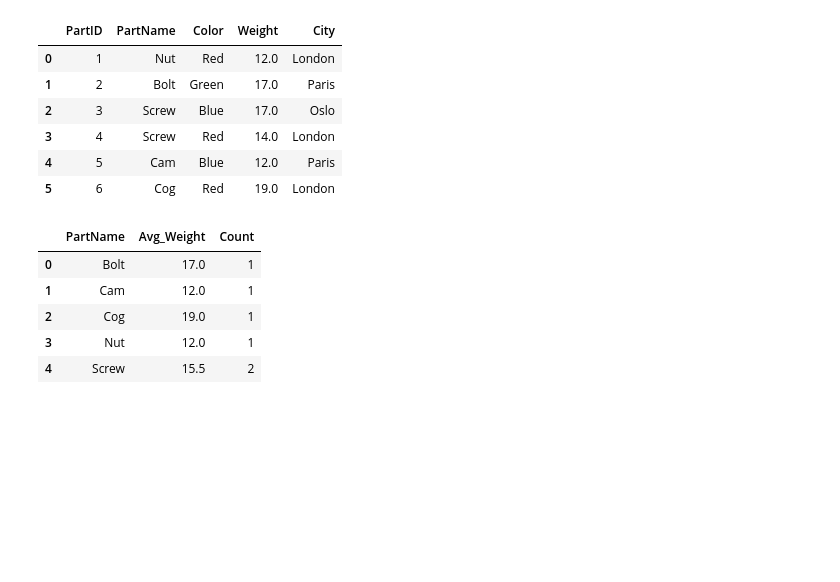
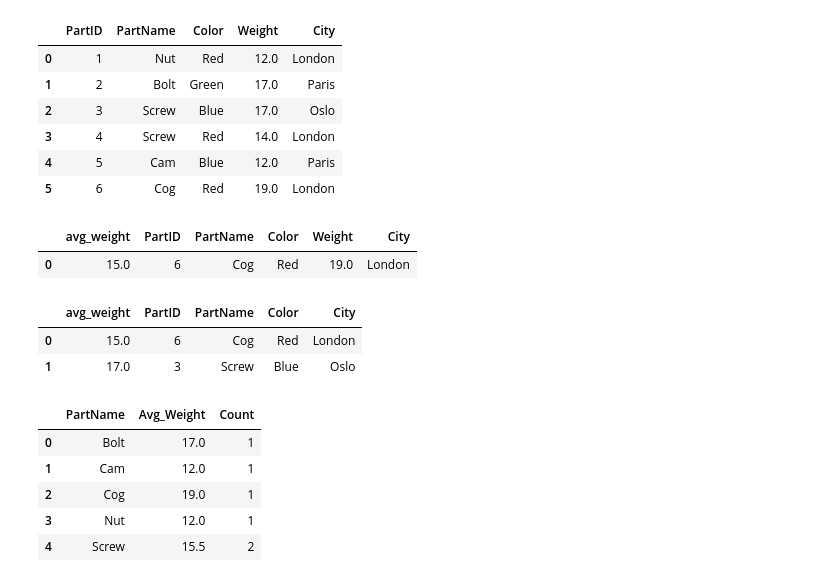
Before and after one commit to nick-ulle/teaching-notes, a Jupyter notebook: sta141b/2018/discussion07.ipynb, the cells around one changed output. Saved outputs shown, nothing was run; the diff lists cells and outputs as text; code cells hidden in the pictures; blank space fills up the shorter version.

```diff
--- a/sta141b/2018/discussion07.ipynb
+++ b/sta141b/2018/discussion07.ipynb
@@ -185,8 +187,25 @@ pd.read_sql("SELECT * FROM Parts", db)
 | 3 | 4 | Screw | Red | 14.0 | London |
 | 4 | 5 | Cam | Blue | 12.0 | Paris |
 | 5 | 6 | Cog | Red | 19.0 | London |
+# %%
+# Make multi-line strings with triple quotes """
+# SQL is not whitespace-sensitive
+pd.read_sql("""
+SELECT AVG(Weight) AS avg_weight, * FROM Parts
+GROUP BY City
+""", db)
+# %% [output]
+|  | avg_weight | PartID | PartName | Color | Weight | City |
+| 0 | 15.0 | 6 | Cog | Red | 19.0 | London |
 # %%
-df = pd.read_sql("SELECT PartName, AVG(Weight) AS Avg_Weight, COUNT(*) AS Count FROM Parts GROUP BY PartName", db)
+pd.read_sql("""
+SELECT AVG(Weight) AS avg_weight, PartID, PartName, Color, City FROM Parts
+GROUP BY City HAVING avg_weight >= 15
+""", db)
+# %% [output]
+|  | avg_weight | PartID | PartName | Color | City |
+| 0 | 15.0 | 6 | Cog | Red | London |
+| 1 | 17.0 | 3 | Screw | Blue | Oslo |
 # %%
 df
 # %% [output]
```
Also changed, not shown: parts of 7 cells of this notebook.
